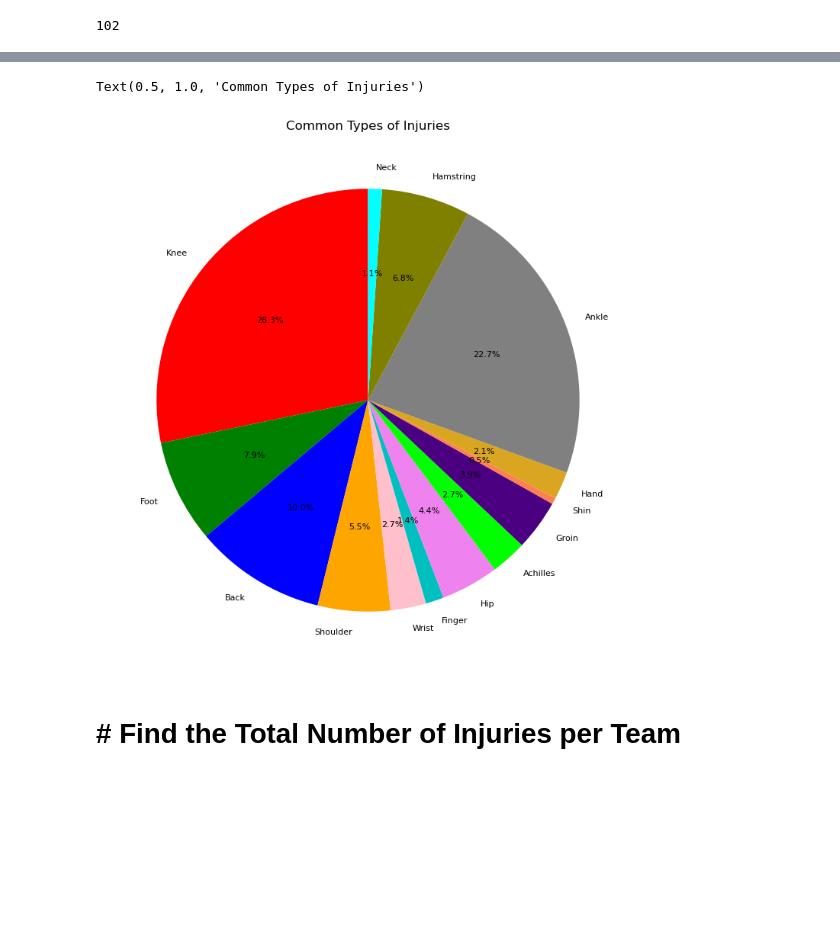
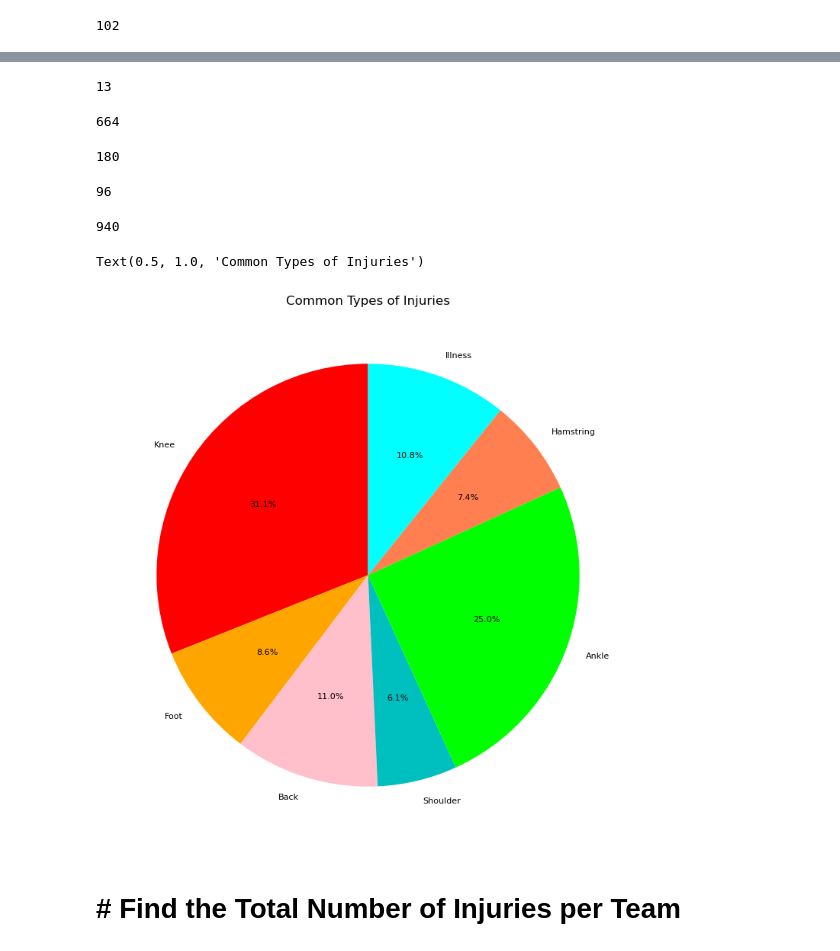
Before and after one commit to paulhji/team_gaap_project1, a Jupyter notebook: NBA Injuries.ipynb, the cells around one changed output, grey strips where cells are left out. Cells and saved outputs as stored; diff of their text form; code cells hidden in the pictures; blank space fills up the shorter version.

```diff
--- a/NBA Injuries.ipynb
+++ b/NBA Injuries.ipynb
@@ -176,14 +187,43 @@ neck_injuries_count
+# %%
+target_word_16 = 'abductor'
+abductor_injuries_count = cleaned_injuries_df['Notes'].apply(lambda x: x.split().count(target_word_16)).sum()
+abductor_injuries_count
+# %% [output]
+13
+# %%
+target_word_17 = 'illness'
+illness_count = cleaned_injuries_df['Notes'].apply(lambda x: x.split().count(target_word_17)).sum()
+illness_count
+# %% [output]
+664
+# %%
+target_word_18 = 'flu'
+flu_count = cleaned_injuries_df['Notes'].apply(lambda x: x.split().count(target_word_18)).sum()
+flu_count
+# %% [output]
+180
+# %%
+target_word_19 = 'stomach'
+stomach_count = cleaned_injuries_df['Notes'].apply(lambda x: x.split().count(target_word_19)).sum()
+stomach_count
+# %% [output]
+96
+# %%
+total_illness_count= illness_count+flu_count+stomach_count
+total_illness_count
+# %% [output]
+940
 # %%
-location = ['Knee', 'Foot', 'Back', 'Shoulder','Wrist','Finger','Hip','Achilles','Groin','Shin','Hand','Ankle','Hamstring','Neck']
-numbers = [2714,756,964,532,261,133,425,263,372,46,203,2185,649,102]
+location = ['Knee', 'Foot', 'Back', 'Shoulder','Ankle','Hamstring','Illness']
+numbers = [2714,756,964,532,2185,649,940]
 
 plt.figure(figsize=(9, 9))
-plt.pie(numbers, labels=location, autopct='%1.1f%%', startangle=90, colors=['red', 'green', 'blue', 'orange','pink','c','violet','lime','indigo','coral','goldenrod','grey','olive','cyan'],textprops=dict(fontsize=8, color='black'))
+plt.pie(numbers, labels=location, autopct='%1.1f%%', startangle=90, colors=['red','orange','pink','c','lime','coral','cyan'],textprops=dict(fontsize=8, color='black'))
 
 plt.title('Common Types of Injuries')
 # %% [output]
 Text(0.5, 1.0, 'Common Types of Injuries')
-[figure, old version]
+[figure, new version]
 # %% [markdown]
 # # Find the Total Number of Injuries per Team
 # %%
```
Also changed, not shown: parts of 3 cells of this notebook.
